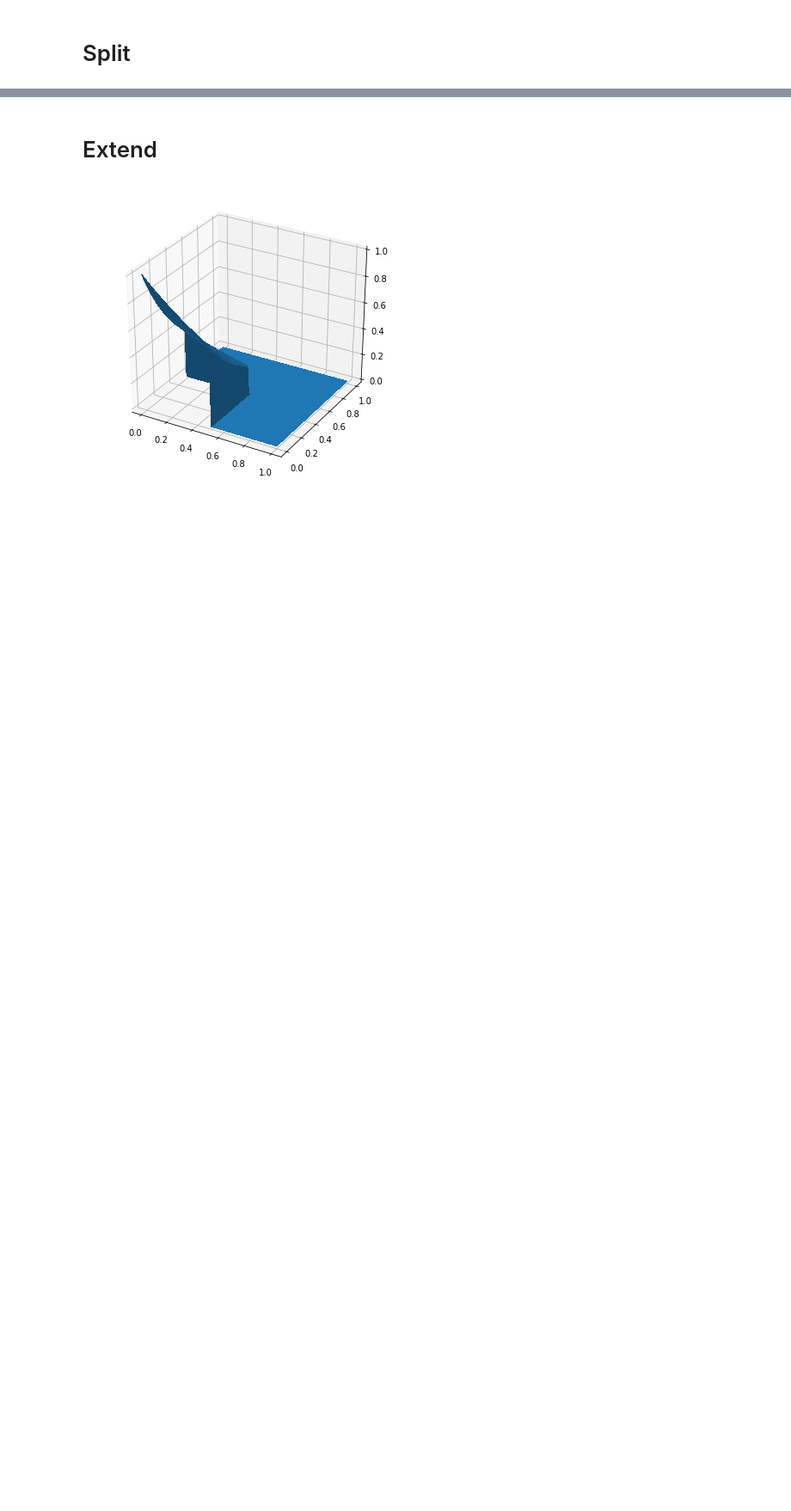
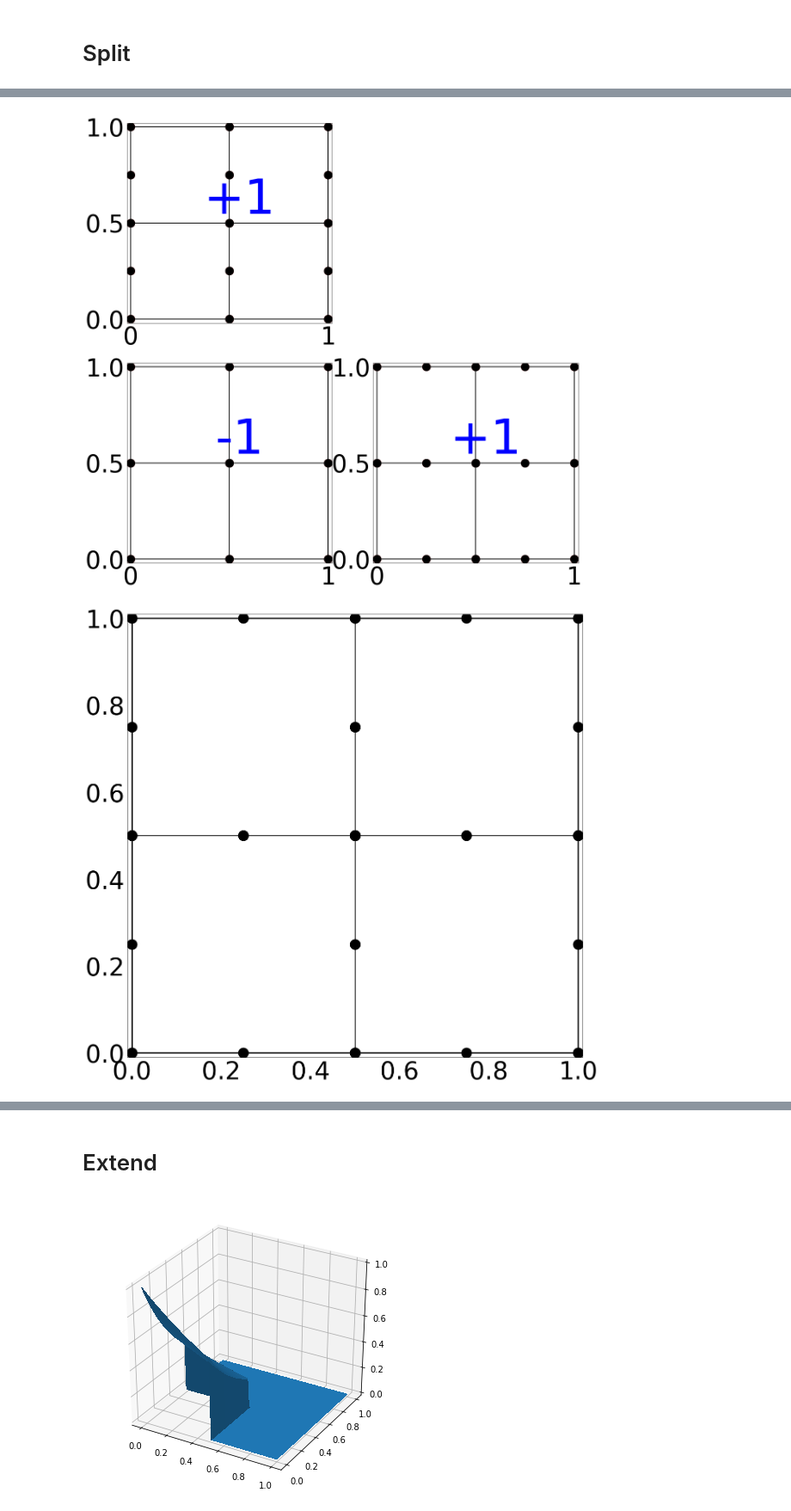
Before and after one commit to obersteiner/sparseSpACE, a Jupyter notebook: SGA_Paper_Figures.ipynb, the cells around one changed output, grey strips where cells are left out. Shown at 86% size. Drawn from its saved outputs; the diff is of its cells as text; code cells hidden in the pictures; blank space fills up the shorter version.

```diff
--- a/SGA_Paper_Figures.ipynb
+++ b/SGA_Paper_Figures.ipynb
@@ -129,0 +126,8 @@ adaptiveCombiInstanceExtend.print_resulting_sparsegrid()
+# %%
+adaptiveCombiInstanceExtend.print_resulting_combi_scheme("standard_combi.pdf")
+adaptiveCombiInstanceExtend.print_resulting_sparsegrid("standard_sparse_grid.pdf")
+adaptiveCombiInstanceExtend.print_resulting_combi_scheme("standard_combi.svg")
+adaptiveCombiInstanceExtend.print_resulting_sparsegrid("standard_sparse_grid.svg")
+# %% [output]
+[figure, added]
+[figure, added]
```
Also changed, not shown: parts of 15 cells of this notebook, 1 other file.
